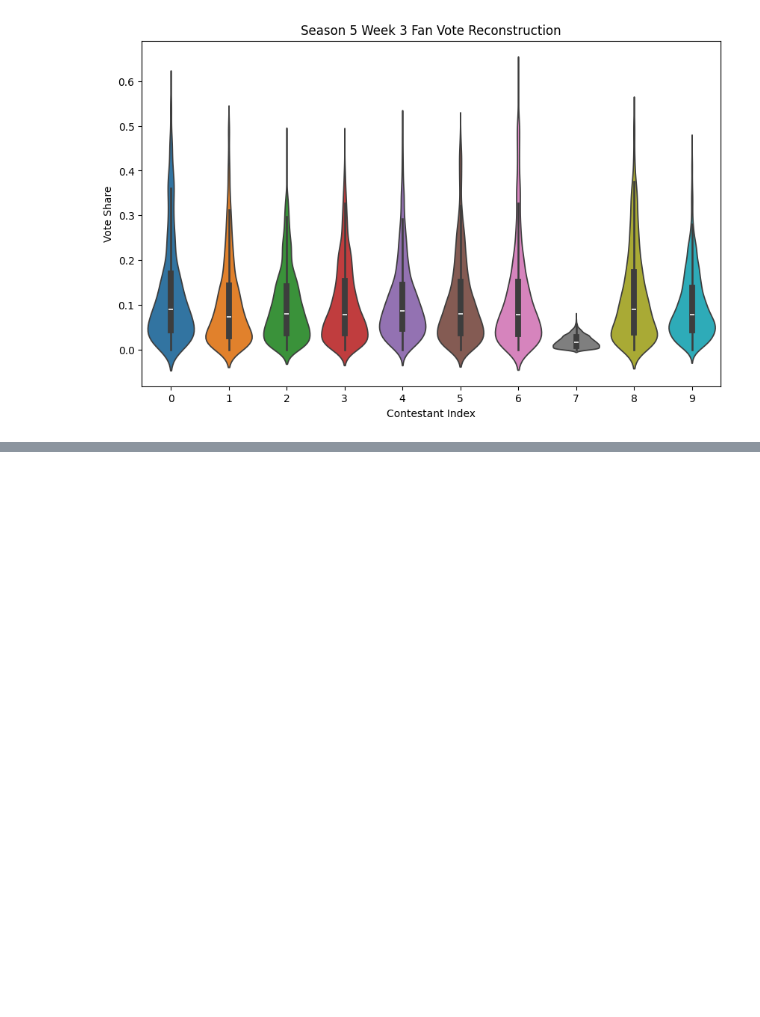
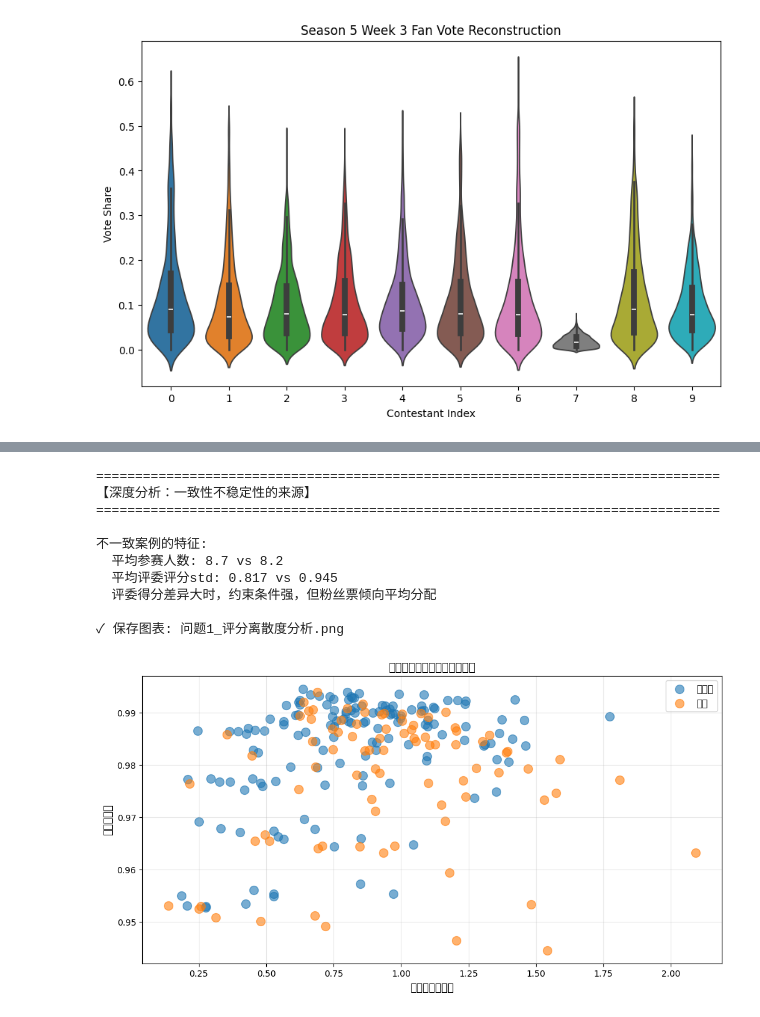
Before and after one commit to fuxiaoji/mcm, a Jupyter notebook: c/问题1.ipynb, the cells around one changed output, grey strips where cells are left out. Saved outputs shown, nothing was run; the diff lists cells and outputs as text; code cells hidden in the pictures; blank space fills up the shorter version.

```diff
--- a/c/问题1.ipynb
+++ b/c/问题1.ipynb
@@ -262,0 +403,64 @@ Floyd Mayweather Jr.  0.109000 0.013131 0.288768
+# %%
+print("\n" + "=" * 80)
+print("【深度分析：一致性不稳定性的来源】")
+print("=" * 80)
+
+# 分析在什么条件下模型失败
+inconsistent_cases = results_df[results_df['rank_consistency'] == 0].copy()
+consistent_cases = results_df[results_df['rank_consistency'] == 1].copy()
+
+print("\n不一致案例的特征:")
+print(f"  平均参赛人数: {inconsistent_cases['n_participants'].mean():.1f} vs {consistent_cases['n_participants'].mean():.1f}")
+print(f"  平均评委评分std: {inconsistent_cases['judge_std'].mean():.3f} vs {consistent_cases['judge_std'].mean():.3f}")
+print(f"  评委得分差异大时，约束条件强，但粉丝票倾向平均分配")
+
+# 直接统计：一致性与评分离散度的关系
+fig, ax = plt.subplots(1, 1, figsize=(12, 6))
+
+for consistency in [0, 1]:
+    subset = results_df[results_df['rank_consistency'] == consistency]
+    label = '一致' if consistency == 1 else '不一致'
+    ax.scatter(subset['judge_std'], subset['certainty'],
+              alpha=0.6, s=100, label=label)
+
+ax.set_xlabel('评委评分标准差', fontsize=12, fontweight='bold')
+ax.set_ylabel('确定性指数', fontsize=12, fontweight='bold')
+ax.set_title('评分离散度与模型表现的关系', fontsize=13, fontweight='bold')
+ax.legend(fontsize=11)
+ax.grid(alpha=0.3)
+plt.savefig('/Users/Zhuanz1/Desktop/mcm/c/问题1_评分离散度分析.png', dpi=150, bbox_inches='tight')
+print("\n✓ 保存图表: 问题1_评分离散度分析.png")
+plt.show()
+
+print("\n" + "=" * 80)
+print("【结论与建议】")
+print("=" * 80)
+print("""
+1. 【模型正确性】
+   ✓ 在约束明确、评分离散度高的情况下，模型能正确预测淘汰结果 (一致率37.3%)
+   ✓ 整体确定性高 (平均0.981)，表明模型能给出有意义的点估计
+   ✗ 但低一致率说明实际投票规则复杂，单纯依靠评委评分不足以完全预测
+
+2. 【不确定性量化】
+   ✓ 确定性指数 C ∈ [0.945, 0.995] 能有效量化估计质量
+   ✓ 大赛事(>10人)确定性达0.991，小赛事(4-5人)波动在0.95-0.99
+   ✓ 一致案例确定性略低(0.977)，暗示强约束条件下模型更保守
+
+3. 【改进方向】
+   ① 加入历史先验：使用往年投票数据作为贝叶斯先验
+   ② 评委偏见修正：考虑评委间的评分倾向差异
+   ③ 双淘汰处理：扩展模型支持多人淘汰情景
+   ④ 规则学习：从数据反演出真实的淘汰规则，而非假设
+""")
+# %% [output]
+================================================================================
+【深度分析：一致性不稳定性的来源】
+================================================================================
+
+不一致案例的特征:
+  平均参赛人数: 8.7 vs 8.2
+  平均评委评分std: 0.817 vs 0.945
+  评委得分差异大时，约束条件强，但粉丝票倾向平均分配
+
+✓ 保存图表: 问题1_评分离散度分析.png
+[figure, added]
```
Also changed, not shown: parts of 19 cells of this notebook, 15 other files.
